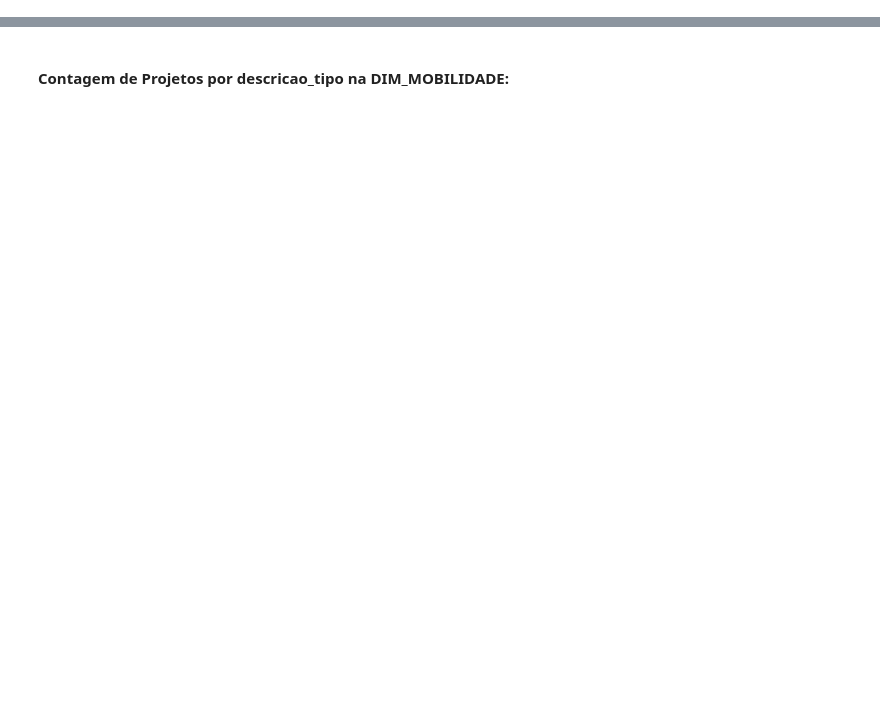
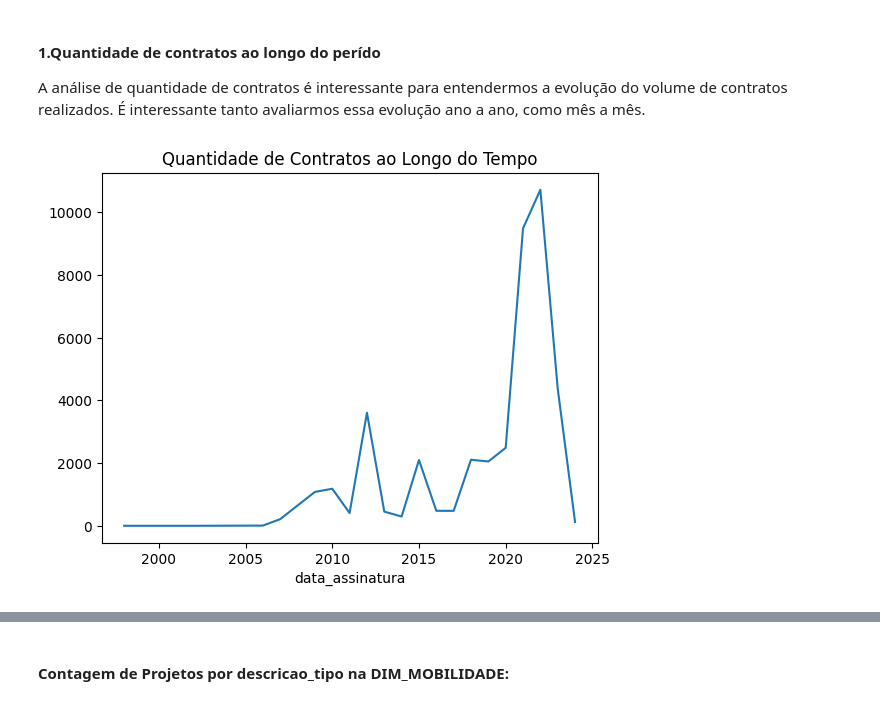
Before and after one commit to NayaraWakewski/ProjetoPython, a Jupyter notebook: 7_Analise_Exploratoria_Estatistica_Dw/analise_dw.ipynb, the cells around one changed output, grey strips where cells are left out. Drawn from its saved outputs; the diff is of its cells as text; code cells hidden in the pictures; blank space fills up the shorter version.

```diff
--- a/7_Analise_Exploratoria_Estatistica_Dw/analise_dw.ipynb
+++ b/7_Analise_Exploratoria_Estatistica_Dw/analise_dw.ipynb
@@ -296,0 +254,21 @@ plt.show()
+# %% [markdown]
+#### 1.Quantidade de contratos ao longo do perído
+
+A análise de quantidade de contratos é interessante para entendermos a evolução do volume de contratos realizados. É interessante tanto avaliarmos essa evolução ano a ano, como mês a mês.
+# %%
+# Converter a coluna 'data_assinatura' para o tipo datetime
+df_fato_contratos['data_assinatura'] = pd.to_datetime(df_fato_contratos['data_assinatura'])
+
+# Agrupar os contratos por ano e contar a quantidade de contratos em cada ano
+contratos_por_ano = df_fato_contratos.groupby(df_fato_contratos['data_assinatura'].dt.year).size()
+
+# Plotar o gráfico de linha da quantidade de contratos ao longo do tempo
+contratos_por_ano.plot(kind='line')
+
+# Adicionar título ao gráfico
+plt.title('Quantidade de Contratos ao Longo do Tempo')
+
+# Mostrar o gráfico
+plt.show()
+# %% [output]
+[figure, added]
```
Also changed, not shown: parts of 35 cells of this notebook, 15 other files.
